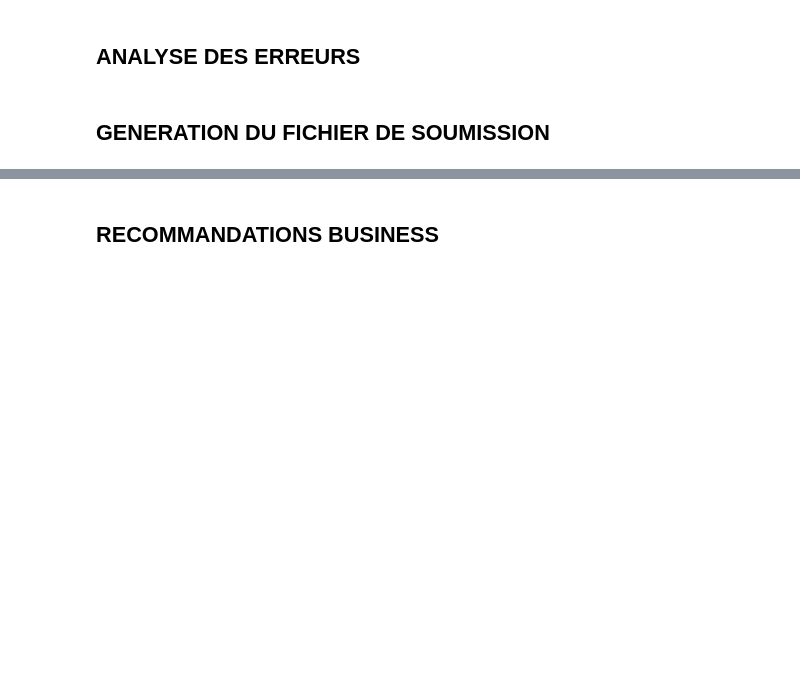
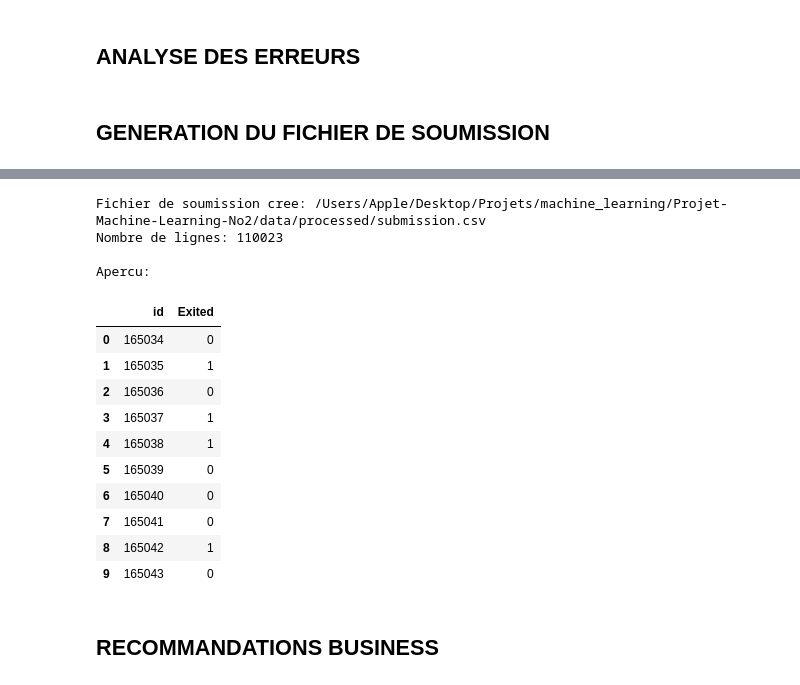
Before and after one commit to Tchapda3002/Ml-churn, a Jupyter notebook: notebooks/churn_04_evaluation.ipynb, the cells around one changed output, grey strips where cells are left out. Saved outputs shown, nothing was run; the diff lists cells and outputs as text; code cells hidden in the pictures; blank space fills up the shorter version.

```diff
--- a/notebooks/churn_04_evaluation.ipynb
+++ b/notebooks/churn_04_evaluation.ipynb
@@ -291,3 +276,29 @@ plt.show()
+# %%
+# Sauvegarder le fichier de soumission
+submission_df = submission_df.drop(columns=['predicted_prob', 'probability'], errors='ignore')
+submission_path = base_path / 'data' / 'processed' / 'submission.csv'
+submission_df.to_csv(submission_path, index=False)
+
+print(f"\nFichier de soumission cree: {submission_path}")
+print(f"Nombre de lignes: {len(submission_df)}")
+print(f"\nApercu:")
+display(submission_df.head(10))
+# %% [output]
+Fichier de soumission cree: /Users/Apple/Desktop/Projets/machine_learning/Projet-Machine-Learning-No2/data/processed/submission.csv
+Nombre de lignes: 110023
+
+Apercu:
+|  | id | Exited |
+| 0 | 165034 | 0 |
+| 1 | 165035 | 1 |
+| 2 | 165036 | 0 |
+| 3 | 165037 | 1 |
+| 4 | 165038 | 1 |
+| 5 | 165039 | 0 |
+| 6 | 165040 | 0 |
+| 7 | 165041 | 0 |
+| 8 | 165042 | 1 |
+| 9 | 165043 | 0 |
 # %% [markdown]
 ## RECOMMANDATIONS BUSINESS
 # %%
```
Also changed, not shown: parts of 5 cells of this notebook, 37 other files.
